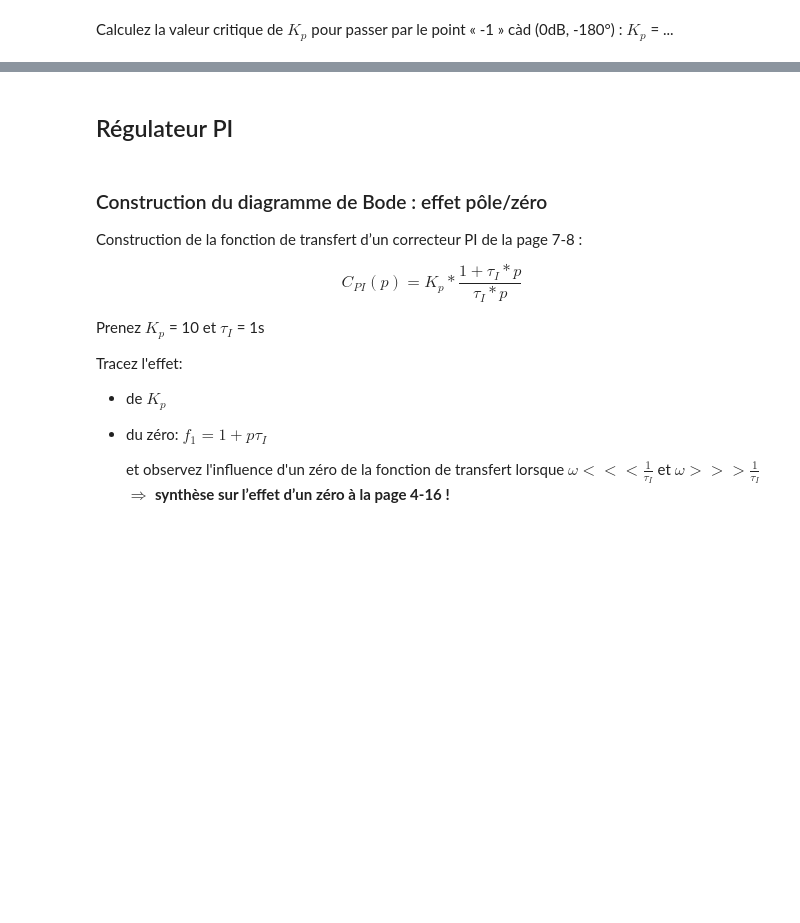
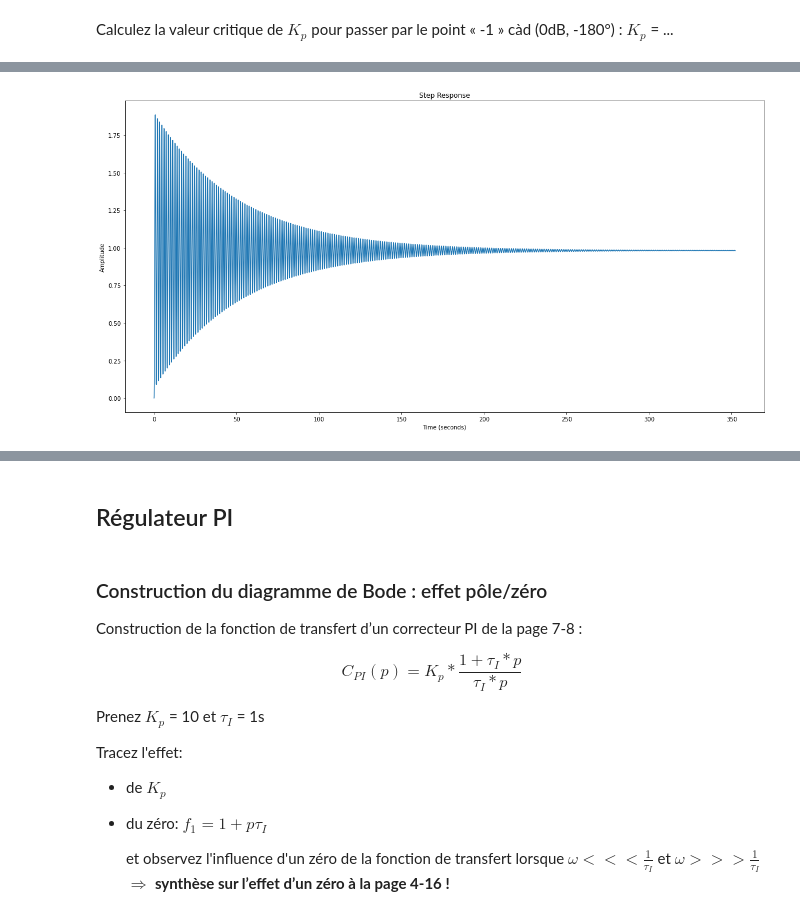
Before and after one commit to AlbanVl/ReguLaboGramme, a Jupyter notebook: _sources/regu/LaboSeance5.ipynb, the cells around one changed output, grey strips where cells are left out. Saved outputs shown, nothing was run; the diff lists cells and outputs as text; code cells hidden in the pictures; blank space fills up the shorter version.

```diff
--- a/_sources/regu/LaboSeance5.ipynb
+++ b/_sources/regu/LaboSeance5.ipynb
@@ -263,0 +260,7 @@ Et comparez les réponses indicielles respectives pour ces 2 marges typiques hab
+# %%
+Kp = 54
+G_BF= ml.feedback(Kp*G_BO)
+fig = plt.figure("Steps", figsize=(20,10))
+rlf.step_(G_BF, NameOfFigure="Steps");
+# %% [output]
+[figure, added]
```
Also changed, not shown: parts of 27 cells of this notebook, 25 other files.
